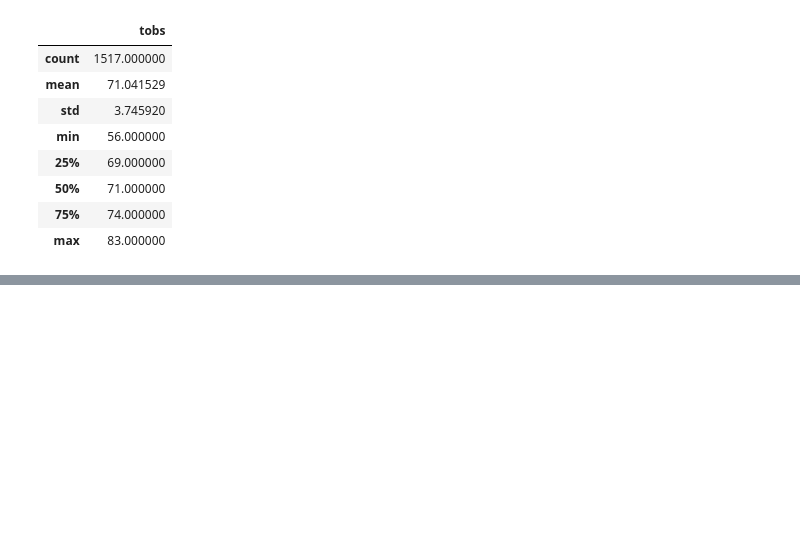
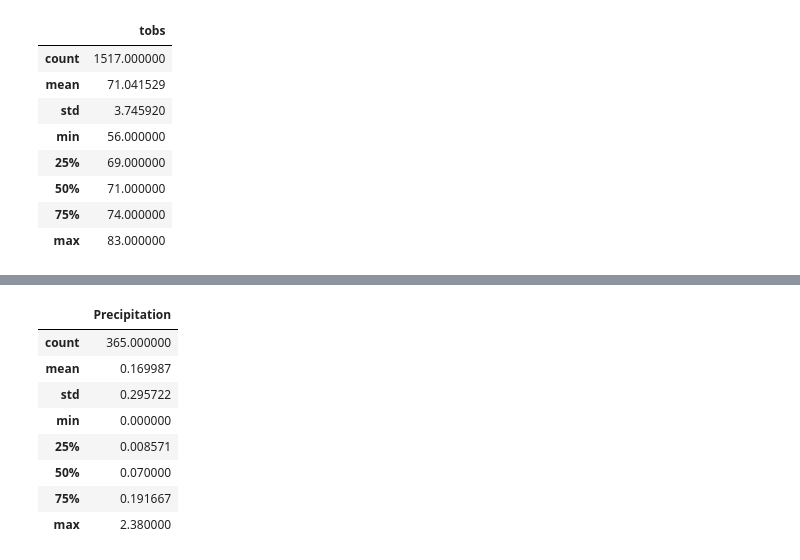
Before and after one commit to sakotiya/surf_up, a Jupyter notebook: SurfsUp_Challenge.ipynb, the cells around one changed output, grey strips where cells are left out. Saved outputs shown, nothing was run; the diff lists cells and outputs as text; code cells hidden in the pictures; blank space fills up the shorter version.

Commit message:
Changes and summary add

```diff
--- a/SurfsUp_Challenge.ipynb
+++ b/SurfsUp_Challenge.ipynb
@@ -187,3 +187,10 @@ temperatures_df_dec.describe()
 | max | 83.000000 |
 # %%
 # 10. Return to your challenge instructions to compare your summary statistics
+# %%
+## Summary
+##Two queries for more analysis on Weather
+# Latest Date
+import datetime as dt
+latest_date = session.query(Measurement.date).order_by(Measurement.date.desc()).first().date
+latest_date
@@ -189,0 +199,4 @@ temperatures_df_dec.describe()
+# %%
+# Date 12 months from the latest date
+last_twelve_months = dt.datetime.strptime(latest_date, '%Y-%m-%d') - dt.timedelta(days=365)
+last_twelve_months
@@ -189,0 +205,6 @@ temperatures_df_dec.describe()
+# %%
+# Retrieve the last 12 months of precipitation data
+p_results = session.query(Measurement.date, func.avg(Measurement.prcp)).\
+                    filter(Measurement.date >= last_twelve_months).\
+                    group_by(Measurement.date).all()
+p_results
@@ -189,0 +229,4 @@ temperatures_df_dec.describe()
+# %%
+precipitation_df = pd.DataFrame(p_results, columns=['Date', 'Precipitation'])
+precipitation_df.set_index('Date', inplace=True)
+precipitation_df.head()
@@ -189,0 +241,12 @@ temperatures_df_dec.describe()
+# %%
+precipitation_df.describe()
+# %% [output]
+|  | Precipitation |
+| count | 365.000000 |
+| mean | 0.169987 |
+| std | 0.295722 |
+| min | 0.000000 |
+| 25% | 0.008571 |
+| 50% | 0.070000 |
+| 75% | 0.191667 |
+| max | 2.380000 |
```
Also changed, not shown: parts of 12 cells of this notebook, 10 other files.
